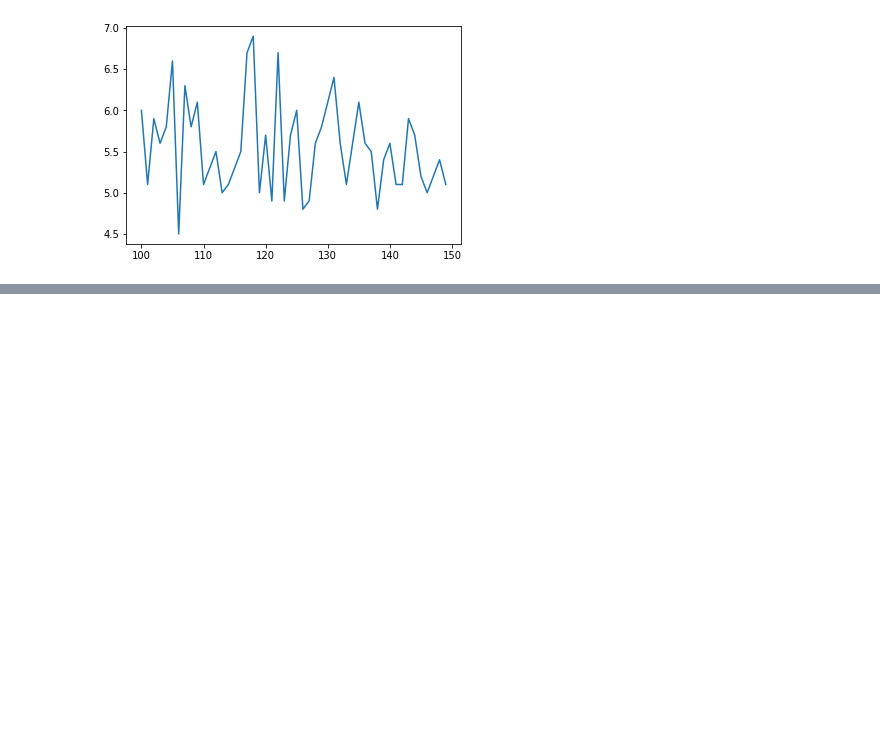
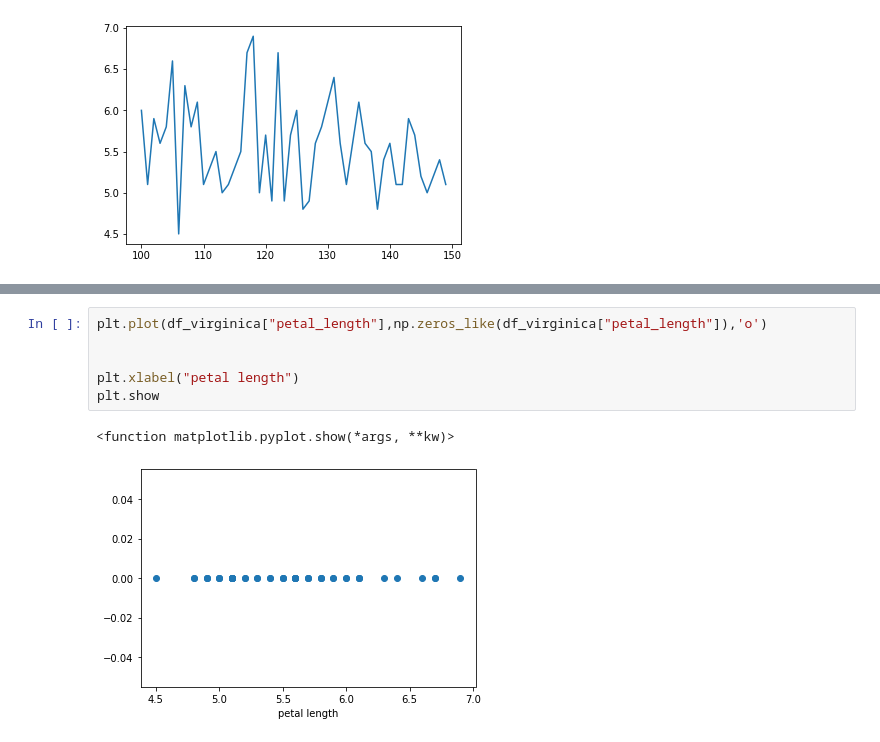
Before and after one commit to Ryder-07/30-Days-of-ML, a Jupyter notebook: uni_bi_multivariate_analysis.ipynb, the cells around one changed output, grey strips where cells are left out. Drawn from its saved outputs; the diff is of its cells as text; blank space fills up the shorter version.

```diff
--- a/uni_bi_multivariate_analysis.ipynb
+++ b/uni_bi_multivariate_analysis.ipynb
@@ -46,0 +56,9 @@ plt.show
+# %%
+plt.plot(df_virginica["petal_length"],np.zeros_like(df_virginica["petal_length"]),'o')
+
+
+plt.xlabel("petal length")
+plt.show
+# %% [output]
+<function matplotlib.pyplot.show(*args, **kw)>
+[figure, added]
```
Also changed, not shown: parts of 5 cells of this notebook.
